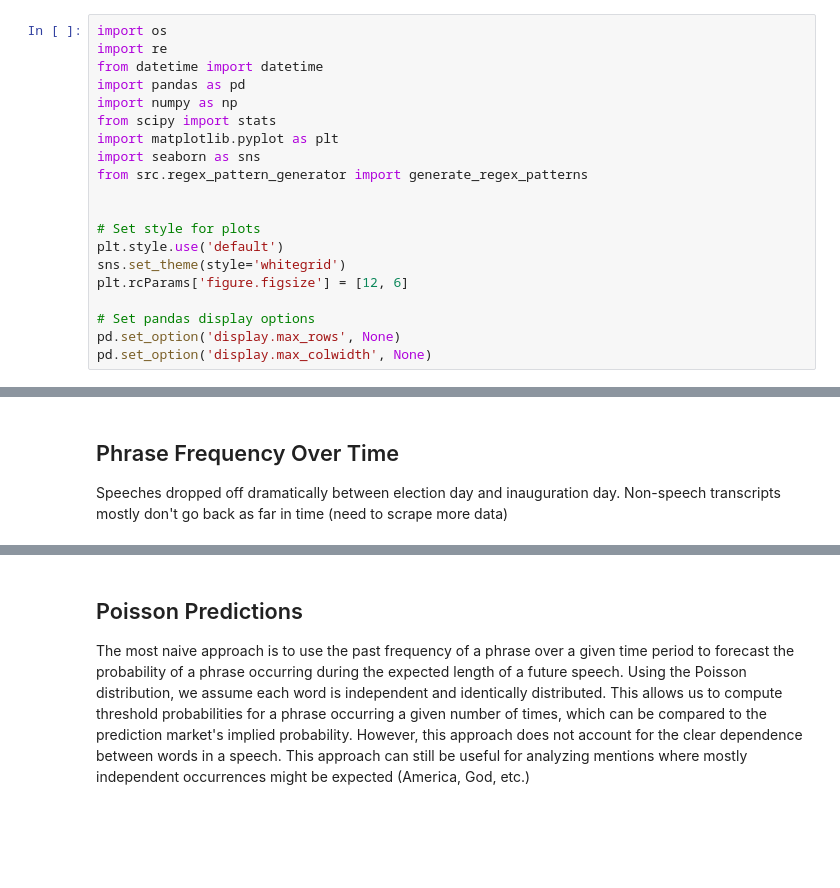
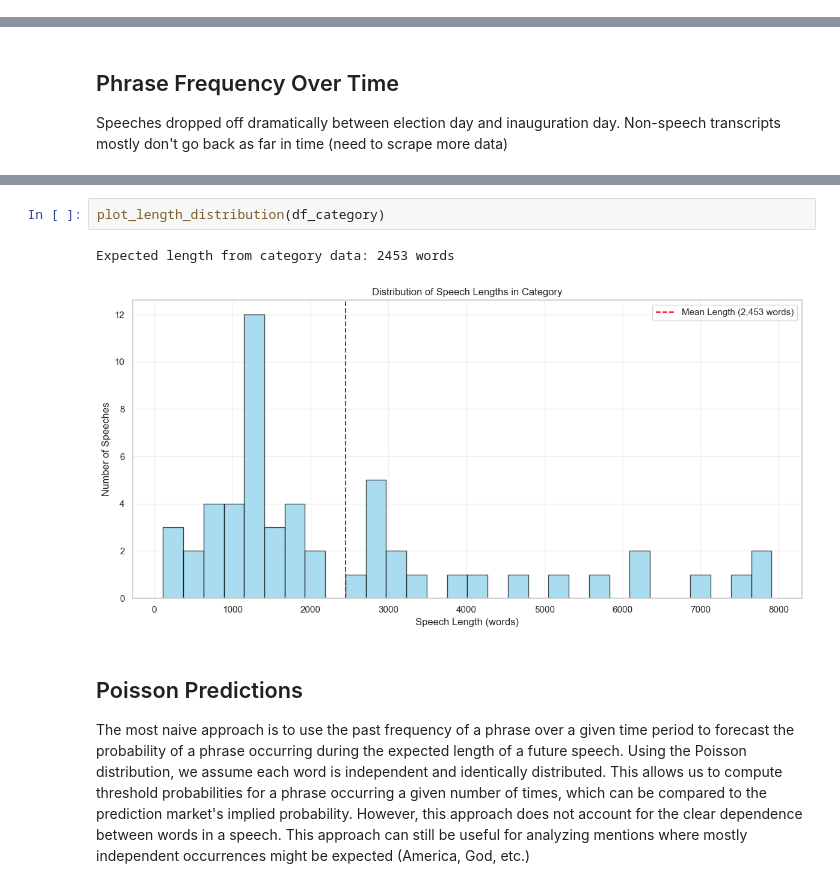
Before and after one commit to jsteng19/kalshi-research, a Jupyter notebook: notebooks/harris_appearance.ipynb, the cells around one changed output, grey strips where cells are left out. Cells and saved outputs as stored; diff of their text form; blank space fills up the shorter version.

```diff
--- a/notebooks/harris_appearance.ipynb
+++ b/notebooks/harris_appearance.ipynb
@@ -1,22 +1,2 @@
 # %% [markdown]
 ## Setup
-# %%
-import os
-import re
-from datetime import datetime
-import pandas as pd
-import numpy as np
-from scipy import stats
-import matplotlib.pyplot as plt
-import seaborn as sns
-from src.regex_pattern_generator import generate_regex_patterns
-
-
-# Set style for plots
-plt.style.use('default')
-sns.set_theme(style='whitegrid')
-plt.rcParams['figure.figsize'] = [12, 6]
-
-# Set pandas display options
-pd.set_option('display.max_rows', None)
-pd.set_option('display.max_colwidth', None)
@@ -326,3 +201,8 @@ for phrase in phrase_freqs:
+# %%
+plot_length_distribution(df_category)
+# %% [output]
+Expected length from category data: 2453 words
+[figure, added]
 # %% [markdown]
 ## Poisson Predictions
 
```
Also changed, not shown: parts of 20 cells of this notebook, 8 other files.
